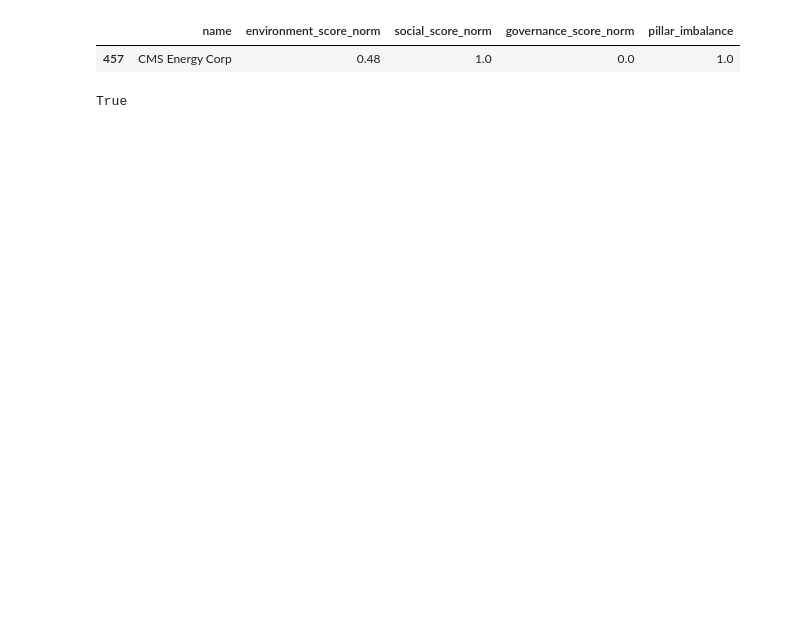
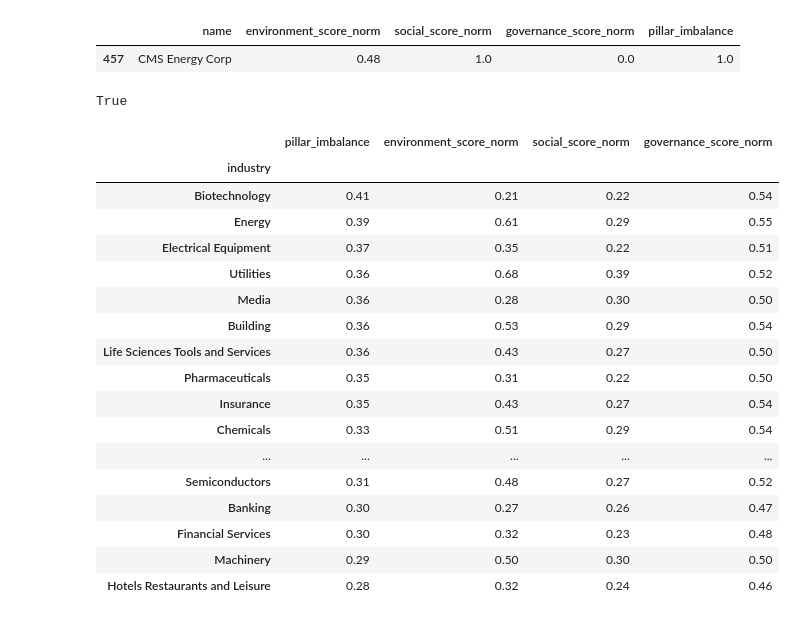
Before and after one commit to ColmHH/esg_corporate_analysis, a Jupyter notebook: jupyter_notebooks/esg_corporate_analysis_visualisation.ipynb, the cells around one changed output. Saved outputs shown, nothing was run; the diff lists cells and outputs as text; code cells hidden in the pictures; blank space fills up the shorter version.

```diff
--- a/jupyter_notebooks/esg_corporate_analysis_visualisation.ipynb
+++ b/jupyter_notebooks/esg_corporate_analysis_visualisation.ipynb
@@ -283,5 +283,25 @@ df_filtered = df[(df["industry"].isin(valid_industries)) & (df["industry"] != "U
 # %% [output]
 True
 # %%
-industry_imbalance = df_filtered.groupby("industry")[["pillar_imbalance", "environment_score_norm", "social_score_norm", "governance_score_norm"]].mean()
+industry_imbalance = df_filtered.groupby("industry")[["pillar_imbalance", "environment_score_norm", "social_score_norm", "governance_score_norm"]].mean().round(2)
+industry_imbalance = industry_imbalance.sort_values("pillar_imbalance", ascending=False)
 industry_imbalance
+# %% [output]
+|  | pillar_imbalance | environment_score_norm | social_score_norm | governance_score_norm |
+| industry |  |  |  |  |
+| Biotechnology | 0.41 | 0.21 | 0.22 | 0.54 |
+| Energy | 0.39 | 0.61 | 0.29 | 0.55 |
+| Electrical Equipment | 0.37 | 0.35 | 0.22 | 0.51 |
+| Utilities | 0.36 | 0.68 | 0.39 | 0.52 |
+| Media | 0.36 | 0.28 | 0.30 | 0.50 |
+| Building | 0.36 | 0.53 | 0.29 | 0.54 |
+| Life Sciences Tools and Services | 0.36 | 0.43 | 0.27 | 0.50 |
+| Pharmaceuticals | 0.35 | 0.31 | 0.22 | 0.50 |
+| Insurance | 0.35 | 0.43 | 0.27 | 0.54 |
+| Chemicals | 0.33 | 0.51 | 0.29 | 0.54 |
+| ... | ... | ... | ... | ... |
+| Semiconductors | 0.31 | 0.48 | 0.27 | 0.52 |
+| Banking | 0.30 | 0.27 | 0.26 | 0.47 |
+| Financial Services | 0.30 | 0.32 | 0.23 | 0.48 |
+| Machinery | 0.29 | 0.50 | 0.30 | 0.50 |
+| Hotels Restaurants and Leisure | 0.28 | 0.32 | 0.24 | 0.46 |
```
Also changed, not shown: parts of 1 cell of this notebook.
